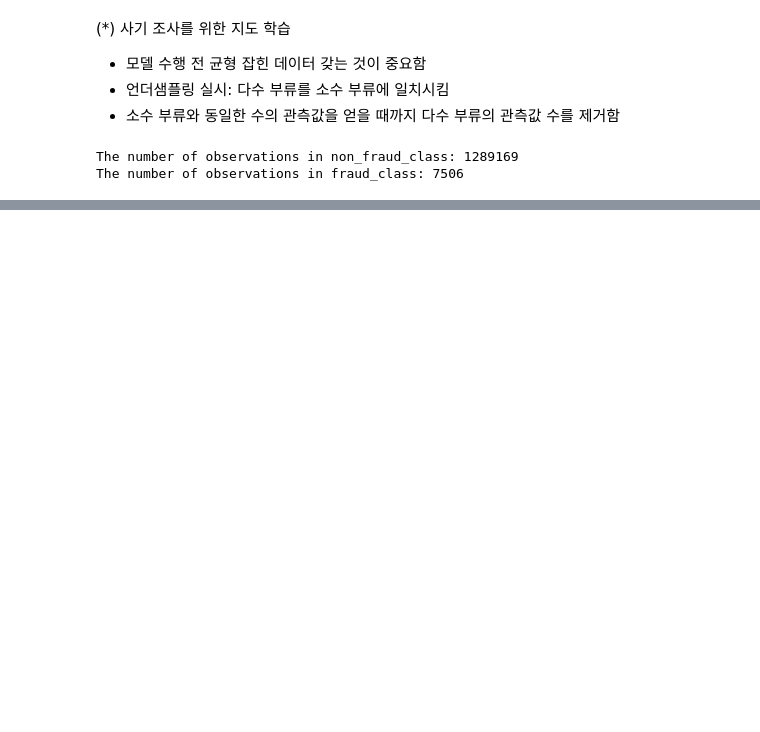
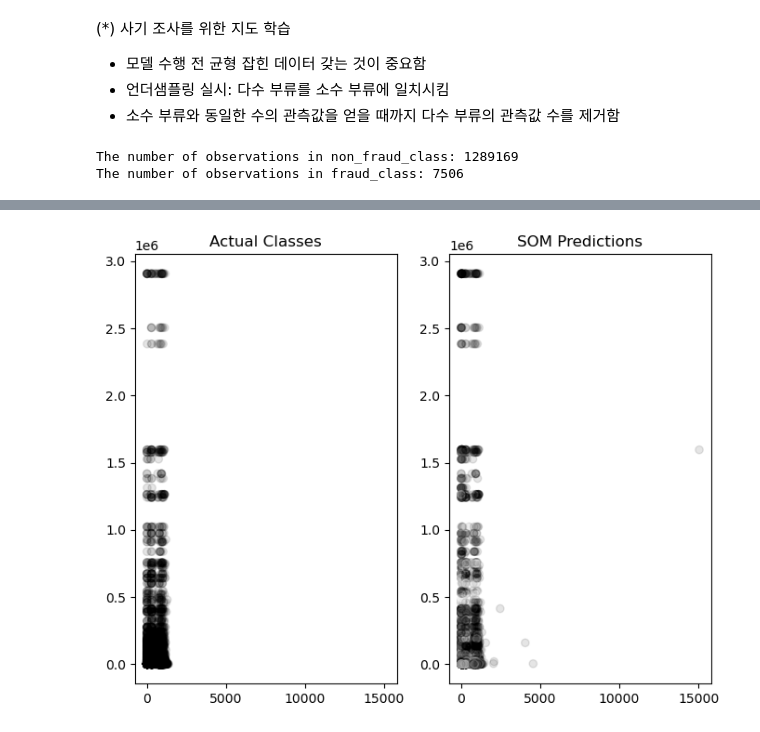
Before and after one commit to serah6057-beep/ML-For-Risk-Management, a Jupyter notebook: Ch8.ipynb, the cells around one changed output, grey strips where cells are left out. Saved outputs shown, nothing was run; the diff lists cells and outputs as text; code cells hidden in the pictures; blank space fills up the shorter version.

```diff
--- a/Ch8.ipynb
+++ b/Ch8.ipynb
@@ -282,0 +484,5 @@ weighted avg       0.95      0.95      0.95      3753
+# %%
+# 사기 데이터에 두 가지 부류 -> 2x1 차원 구조 가져야 함
+from sklearn.preprocessing import StandardScaler
+standard=StandardScaler()
+scaled_fraud=standard.fit_transform(X_under)
@@ -282,0 +498,9 @@ weighted avg       0.95      0.95      0.95      3753
+# %%
+from sklearn_som.som import SOM
+som=SOM(m=2, n=1, dim=scaled_fraud.shape[1]) # 뉴런이 2개(2개로 군집화)
+som.fit(scaled_fraud)
+predictions_som=som.predict(np.array(scaled_fraud)) # 각 데이터에 군집 할당
+
+predictions_som=np.where(predictions_som==1, 0, 1) # 1이면 0으로, 0이면 1로 뒤집
+
+print('Classification report:\n', classification_report(y_under, predictions_som))
@@ -282,0 +517,11 @@ weighted avg       0.95      0.95      0.95      3753
+# %%
+fig, ax=plt.subplots(nrows=1, ncols=2, figsize=(8,6))
+x=X_under.iloc[:,0]
+y=X_under.iloc[:,1]
+
+ax[0].scatter(x, y, alpha=0.1, cmap='Greys', c=y_under)
+ax[0].title.set_text('Actual Classes')
+ax[1].scatter(x, y, alpha=0.1, cmap='Greys', c=predictions_som)
+ax[1].title.set_text('SOM Predictions')
+# %% [output]
+[figure, added]
```
Also changed, not shown: parts of 33 cells of this notebook.
